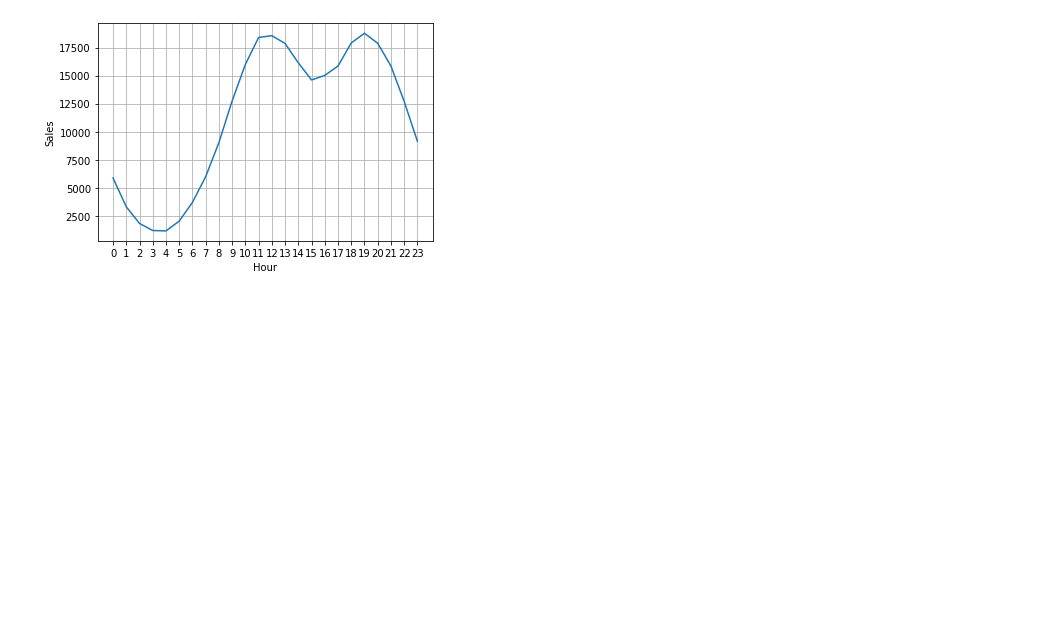
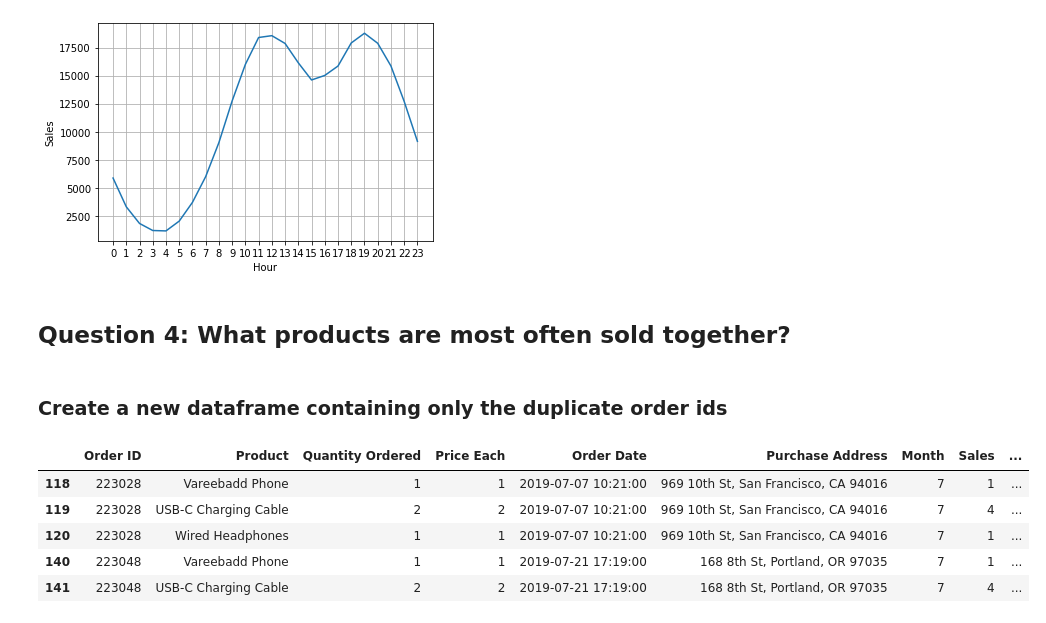
Before and after one commit to danngalann/learning-pandas, a Jupyter notebook: main.ipynb, the cells around one changed output. Drawn from its saved outputs; the diff is of its cells as text; code cells hidden in the pictures; blank space fills up the shorter version.

Commit message:
Question 4

```diff
--- a/main.ipynb
+++ b/main.ipynb
@@ -188,3 +188,17 @@ plt.grid()
 plt.show()
 # %% [output]
 [figure]
+# %% [markdown]
+## Question 4: What products are most often sold together?
+# %% [markdown]
+### Create a new dataframe containing only the duplicate order ids
+# %%
+sold_together = df[df['Order ID'].duplicated(keep=False)]
+sold_together.head()
+# %% [output]
+|  | Order ID | Product | Quantity Ordered | Price Each | Order Date | Purchase Address | Month | Sales | ... |
+| 118 | 223028 | Vareebadd Phone | 1 | 1 | 2019-07-07 10:21:00 | 969 10th St, San Francisco, CA 94016 | 7 | 1 | ... |
+| 119 | 223028 | USB-C Charging Cable | 2 | 2 | 2019-07-07 10:21:00 | 969 10th St, San Francisco, CA 94016 | 7 | 4 | ... |
+| 120 | 223028 | Wired Headphones | 1 | 1 | 2019-07-07 10:21:00 | 969 10th St, San Francisco, CA 94016 | 7 | 1 | ... |
+| 140 | 223048 | Vareebadd Phone | 1 | 1 | 2019-07-21 17:19:00 | 168 8th St, Portland, OR 97035 | 7 | 1 | ... |
+| 141 | 223048 | USB-C Charging Cable | 2 | 2 | 2019-07-21 17:19:00 | 168 8th St, Portland, OR 97035 | 7 | 4 | ... |
```
Also changed, not shown: parts of 8 cells of this notebook.
